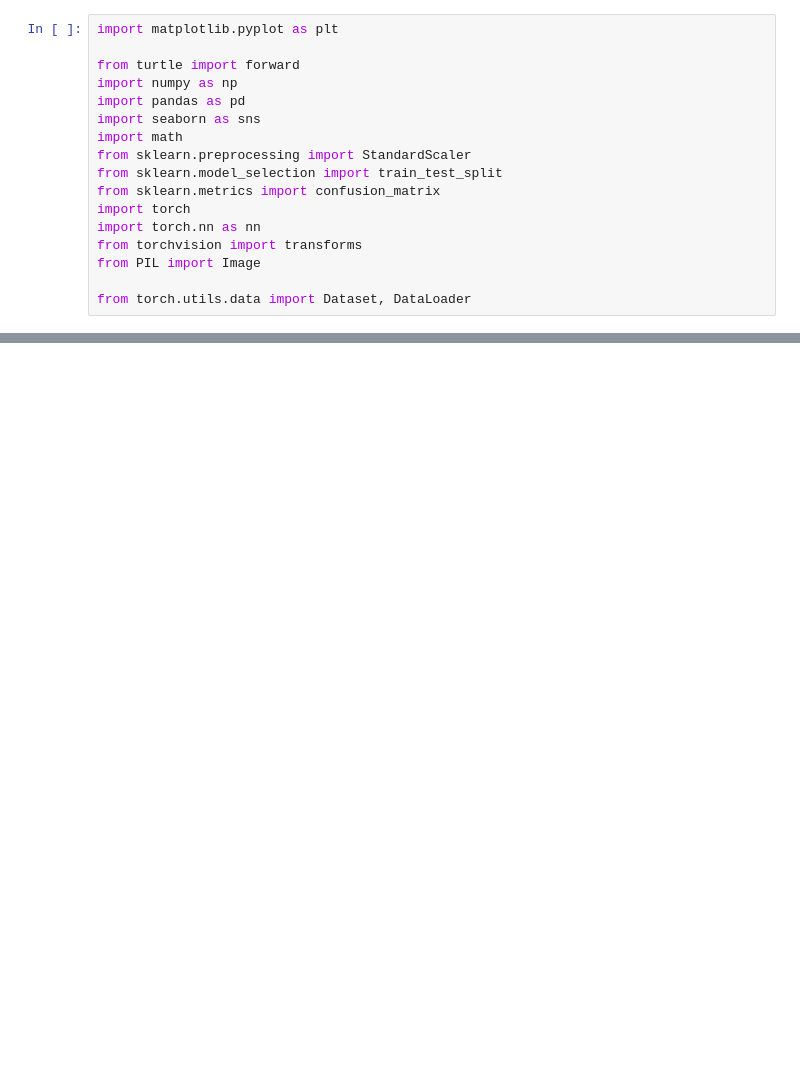
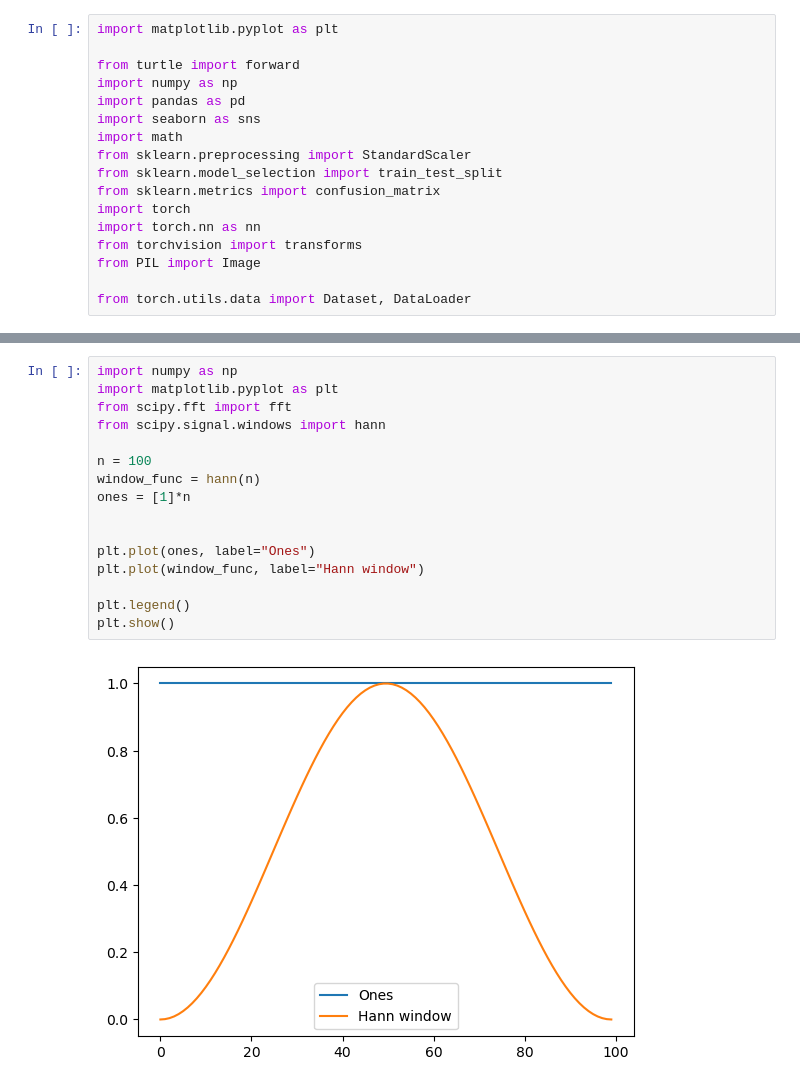
Before and after one commit to Vladimir-Ershov/Vladimir-Ershov.github.io, a Jupyter notebook: projects/MLRecap/torch/audio.ipynb, the cells around one changed output, grey strips where cells are left out. Drawn from its saved outputs; the diff is of its cells as text; blank space fills up the shorter version.

```diff
--- a/projects/MLRecap/torch/audio.ipynb
+++ b/projects/MLRecap/torch/audio.ipynb
@@ -102 +107,19 @@ ValueError: ("Unsupported backend 'sox_io' specified; ", 'please select one of [
+# %%
+import numpy as np
+import matplotlib.pyplot as plt
+from scipy.fft import fft
+from scipy.signal.windows import hann
+
+n = 100
+window_func = hann(n)
+ones = [1]*n
+
+
+plt.plot(ones, label="Ones")
+plt.plot(window_func, label="Hann window")
+
+plt.legend()
+plt.show()
+# %% [output]
+[figure, added]
 # %%
```
Also changed, not shown: parts of 7 cells of this notebook, 3 other files.
